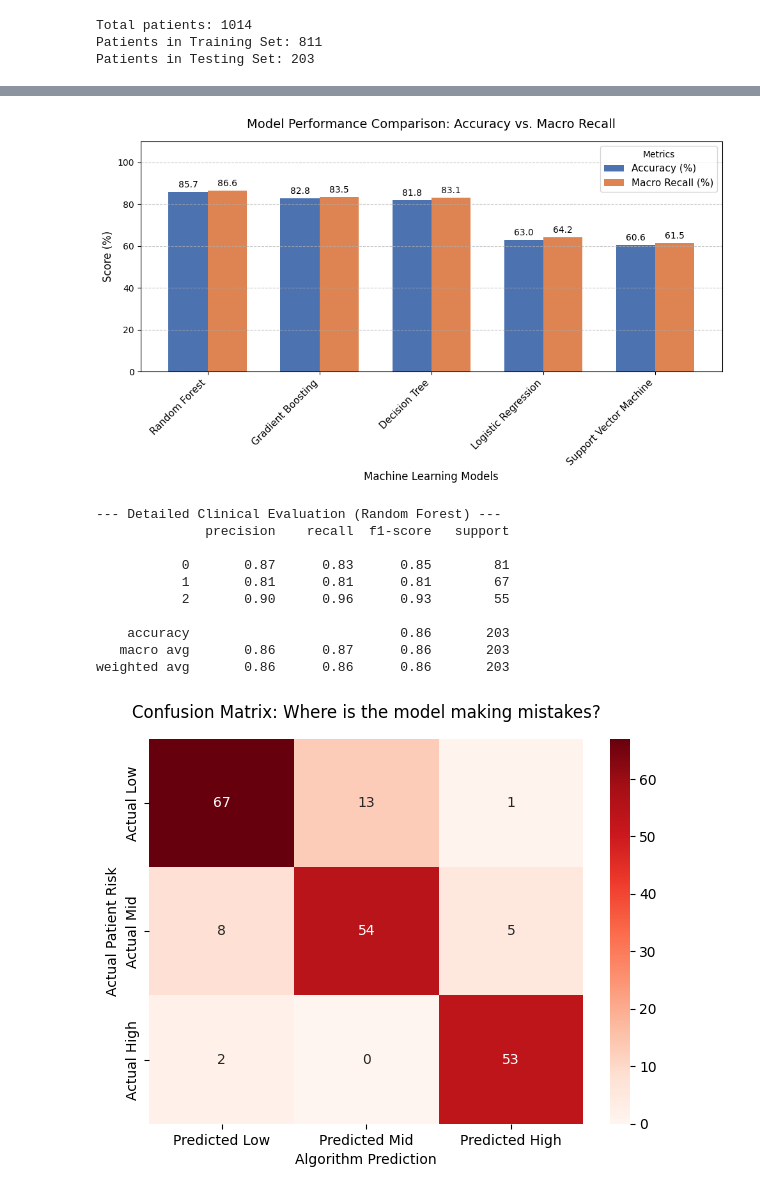
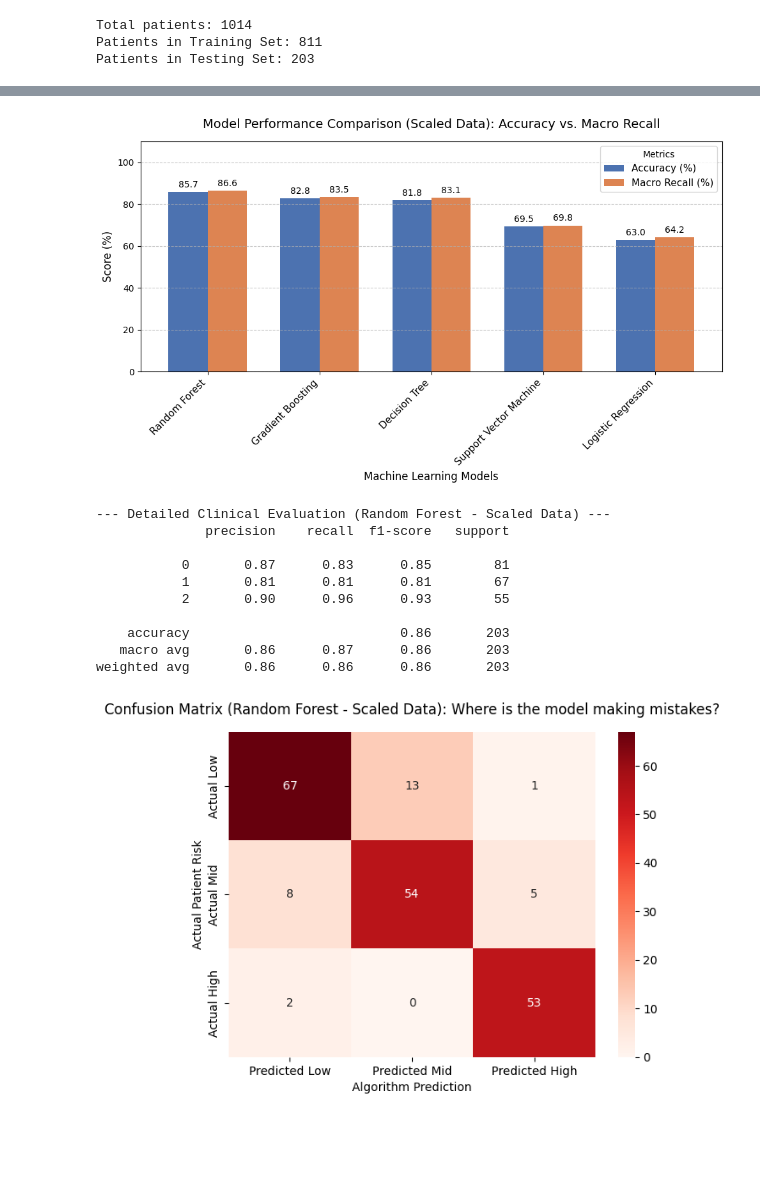
Before and after one commit to mahmooda23/Early-Risk-Stratification-of-Maternal-Complications-during-Pregnancy-, a Jupyter notebook: predict_risk_during_pregnancy.ipynb, the cells around one changed output, grey strips where cells are left out. Cells and saved outputs as stored; diff of their text form; code cells hidden in the pictures; blank space fills up the shorter version.

```diff
--- a/predict_risk_during_pregnancy.ipynb
+++ b/predict_risk_during_pregnancy.ipynb
@@ -268,15 +308,13 @@ Support Vector Machine         60.59             61.47
 # %%
 # 1. Set the 'Model' column as the index so it becomes the X-axis labels
 
-plot_df = comparison_df.set_index('Model')
+plot_df_scaled = comparison_df_scaled.set_index('Model')
 
 # 2. Create the grouped bar chart
-# The pandas .plot() function automatically handles grouping the two columns
-
-ax = plot_df.plot(kind='bar', figsize=(10, 6), width=0.7, color=['#4C72B0', '#DD8452'])
+ax_scaled = plot_df_scaled.plot(kind='bar', figsize=(10, 6), width=0.7, color=['#4C72B0', '#DD8452'])
 
 # 3. Add titles and labels
-plt.title('Model Performance Comparison: Accuracy vs. Macro Recall', fontsize=14, pad=15)
+plt.title('Model Performance Comparison (Scaled Data): Accuracy vs. Macro Recall', fontsize=14, pad=15)
 plt.ylabel('Score (%)', fontsize=12)
 plt.xlabel('Machine Learning Models', fontsize=12)
 
@@ -287,49 +325,48 @@ plt.legend(title='Metrics', fontsize=11)
 plt.grid(axis='y', linestyle='--', alpha=0.7)
 
 # 5. Add the exact numbers on top of the bars for clarity
-for container in ax.containers:
-    ax.bar_label(container, fmt='%.1f', padding=3, fontsize=10)
+for container in ax_scaled.containers:
+    ax_scaled.bar_label(container, fmt='%.1f', padding=3, fontsize=10)
 
 # 6. Adjust layout so the labels don't get cut off, then display
 plt.tight_layout()
 plt.show()
 # %% [output]
-[figure, old version]
+[figure, new version]
 # %%
-# Assuming 'Random Forest' was the winner from this comparison table
-best_model = models["Random Forest"]
+# Identify the best performing model from the scaled results
+best_model_name_scaled = comparison_df_scaled.iloc[0]['Model']
+best_model_scaled = models_scaled[best_model_name_scaled]
 
-# 1. Generate final predictions using the winning model
-y_pred_best = best_model.predict(X_test)
+# 1. Generate final predictions using the winning model with scaled data
+y_pred_best_scaled = best_model_scaled.predict(X_test_scaled_df)
 
 # 2. Print the detailed Classification Report
-print("--- Detailed Clinical Evaluation (Random Forest) ---")
-print(classification_report(y_test, y_pred_best))
+print(f"--- Detailed Clinical Evaluation ({best_model_name_scaled} - Scaled Data) ---")
+print(classification_report(y_test, y_pred_best_scaled))
 
 
 # 3. Plot the Confusion Matrix
-# FIX: Changed labels to [0, 1, 2] to match your encoded data
-
-cm = confusion_matrix(y_test, y_pred_best, labels=[0, 1, 2])
+cm_scaled = confusion_matrix(y_test, y_pred_best_scaled, labels=[0, 1, 2])
 
 plt.figure(figsize=(7, 5))
-sns.heatmap(cm, annot=True, fmt='d', cmap='Reds',
+sns.heatmap(cm_scaled, annot=True, fmt='d', cmap='Reds',
             xticklabels=['Predicted Low', 'Predicted Mid', 'Predicted High'],
             yticklabels=['Actual Low', 'Actual Mid', 'Actual High'])
-plt.title('Confusion Matrix: Where is the model making mistakes?', pad=15)
+plt.title(f'Confusion Matrix ({best_model_name_scaled} - Scaled Data): Where is the model making mistakes?', pad=15)
 plt.ylabel('Actual Patient Risk')
 plt.xlabel('Algorithm Prediction')
 plt.show()
 # %% [output]
---- Detailed Clinical Evaluation (Random Forest) ---
+--- Detailed Clinical Evaluation (Random Forest - Scaled Data) ---
               precision    recall  f1-score   support
 
            0       0.87      0.83      0.85        81
            1       0.81      0.81      0.81        67
            2       0.90      0.96      0.93        55
 
     accuracy                           0.86       203
    macro avg       0.86      0.87      0.86       203
 weighted avg       0.86      0.86      0.86       203
-[figure, old version]
+[figure, new version]
 # %%
```
Also changed, not shown: parts of 5 cells of this notebook.
